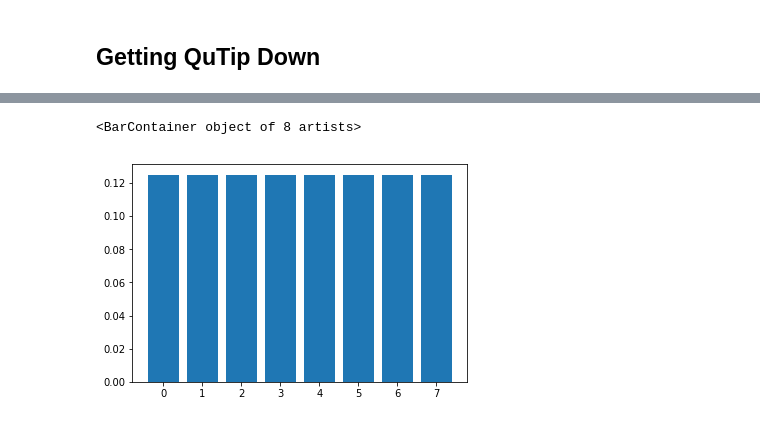
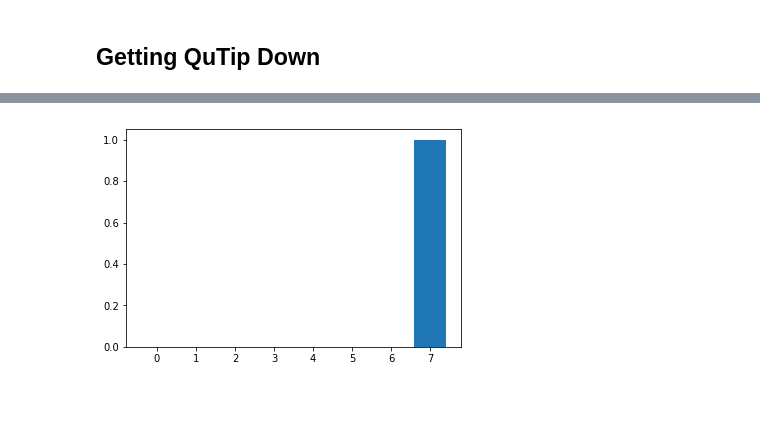
Before and after one commit to naezzell/dwaveutils, a Jupyter notebook: examples/testing_QuTip.ipynb, the cells around one changed output, grey strips where cells are left out. Drawn from its saved outputs; the diff is of its cells as text; code cells hidden in the pictures.

```diff
--- a/examples/testing_QuTip.ipynb
+++ b/examples/testing_QuTip.ipynb
@@ -38,5 +49,8 @@ amps = np.array([abs(results.states[1][i])**2 for i in range(8)])
-# %%
-plt.bar([0, 1, 2, 3, 4, 5, 6, 7], amps.flatten())
-# %% [output]
-<BarContainer object of 8 artists>
-[figure, removed]
+# %%
+# exact diagonlization of ground-state at the end
+gs = H(times[-1]).groundstate()[1]
+gs_amps = np.array([abs(gs[i])**2 for i in range(8)])
+plt.bar([0, 1, 2, 3, 4, 5, 6, 7], gs_amps.flatten())
+plt.show()
+# %% [output]
+[figure, added]
```
Also changed, not shown: parts of 8 cells of this notebook, 5 other files.
